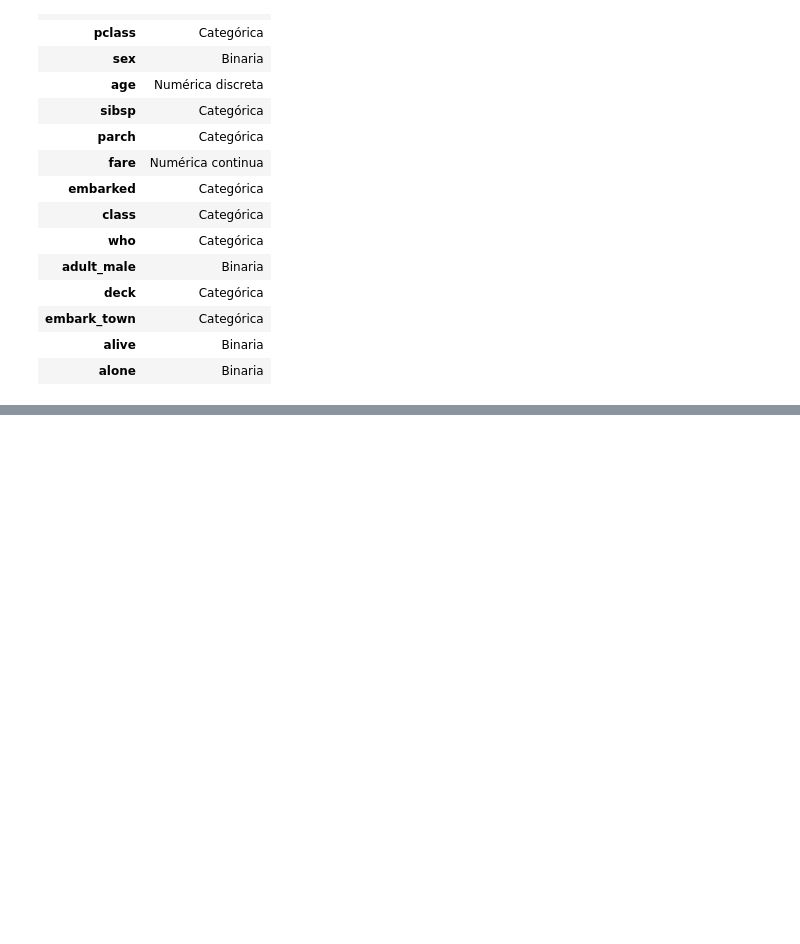
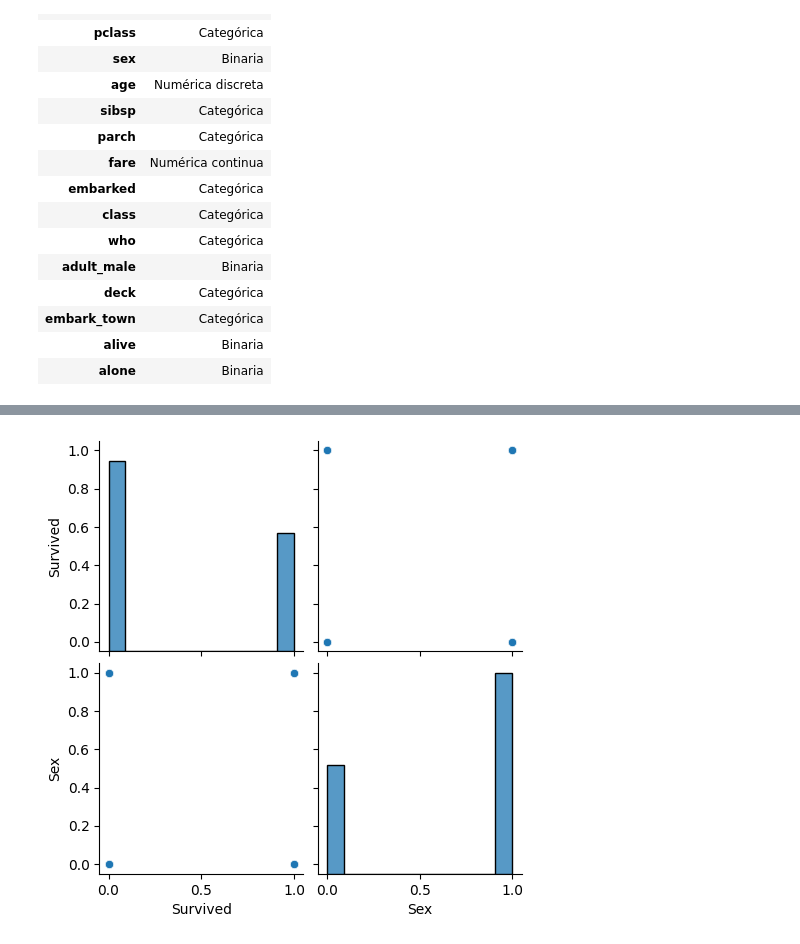
Before and after one commit to Borzase/Grupo_6, a Jupyter notebook: tool_box/funciones.ipynb, the cells around one changed output, grey strips where cells are left out. Saved outputs shown, nothing was run; the diff lists cells and outputs as text; code cells hidden in the pictures; blank space fills up the shorter version.

```diff
--- a/tool_box/funciones.ipynb
+++ b/tool_box/funciones.ipynb
@@ -97,0 +130,3 @@ def get_features_num_regression(dataframe, target_col,umbral_corr, pvalue = None
+# %%
+for col in df_tit.columns:
+    print(col, pearsonr(df_tit['Survived'], df_tit[col]))
@@ -97,0 +142,36 @@ def get_features_num_regression(dataframe, target_col,umbral_corr, pvalue = None
+# %%
+def plot_features_num_regression(dataframe, target_col, lista = [], umbral_corr = 0, pvalue = None):
+    lista_columnas = []
+    if len(lista) == 0:
+        tabla = dataframe.drop(target_col, axis=1)
+        for col in tabla.columns:
+            if tabla[col].dtype != 'object':
+                corrs = pearsonr(dataframe[target_col], dataframe[col])
+                if pvalue != None:
+                    if np.abs(corrs[0]) > umbral_corr and corrs[1] <= pvalue:
+                        lista_columnas.append(col)
+                else:
+                    if np.abs(corrs[0]) > umbral_corr:
+                        lista_columnas.append(col)
+        lista_columnas.insert(0, target_col)
+        sns.pairplot(dataframe[lista_columnas])
+
+
+    else:
+        lista
+        for col in lista:
+            corrs = pearsonr(dataframe[target_col], dataframe[col])
+            if pvalue != None:
+                if np.abs(corrs[0]) < umbral_corr or corrs[1] > pvalue:
+                    lista.remove(col)
+            else:
+                if np.abs(corrs[0]) < umbral_corr:
+                    lista_columnas.remove(col)
+        lista.insert(0, target_col)
+        sns.pairplot(dataframe[lista])
+
+    return
+# %%
+plot_features_num_regression(df_tit, "Survived", ["Pclass", "Sex"], 0.5, 0.02)
+# %% [output]
+[figure, added]
```
Also changed, not shown: parts of 7 cells of this notebook, 1 other file.
